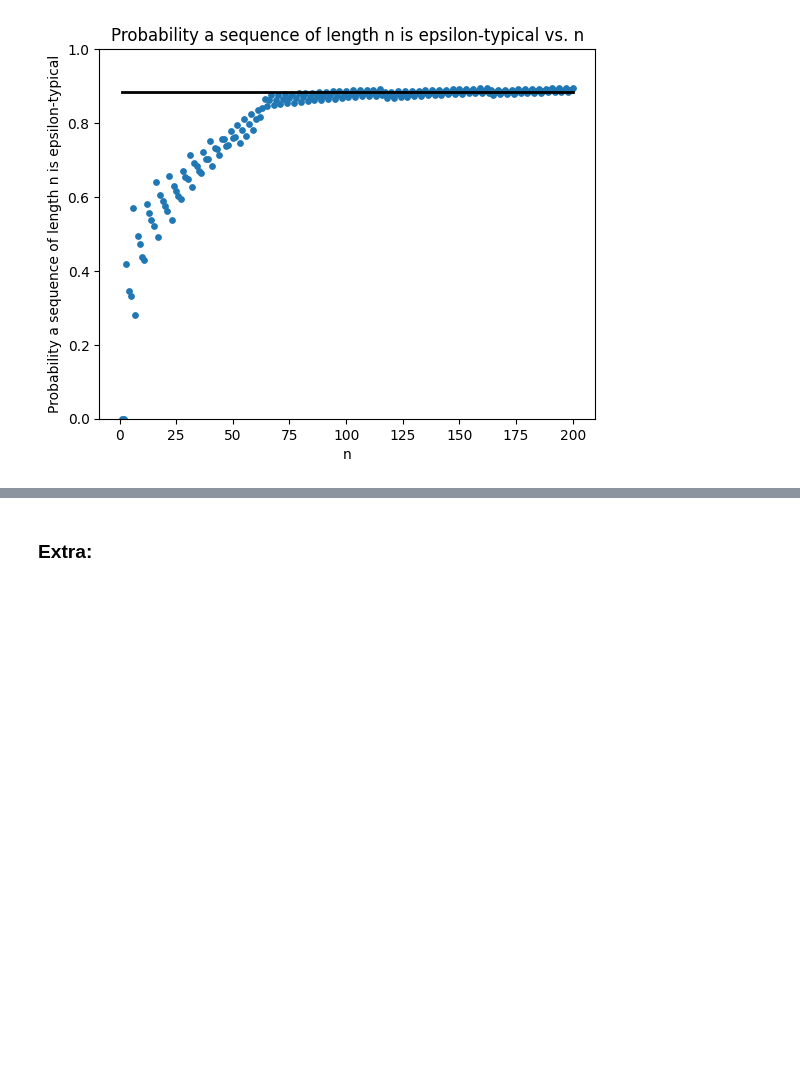
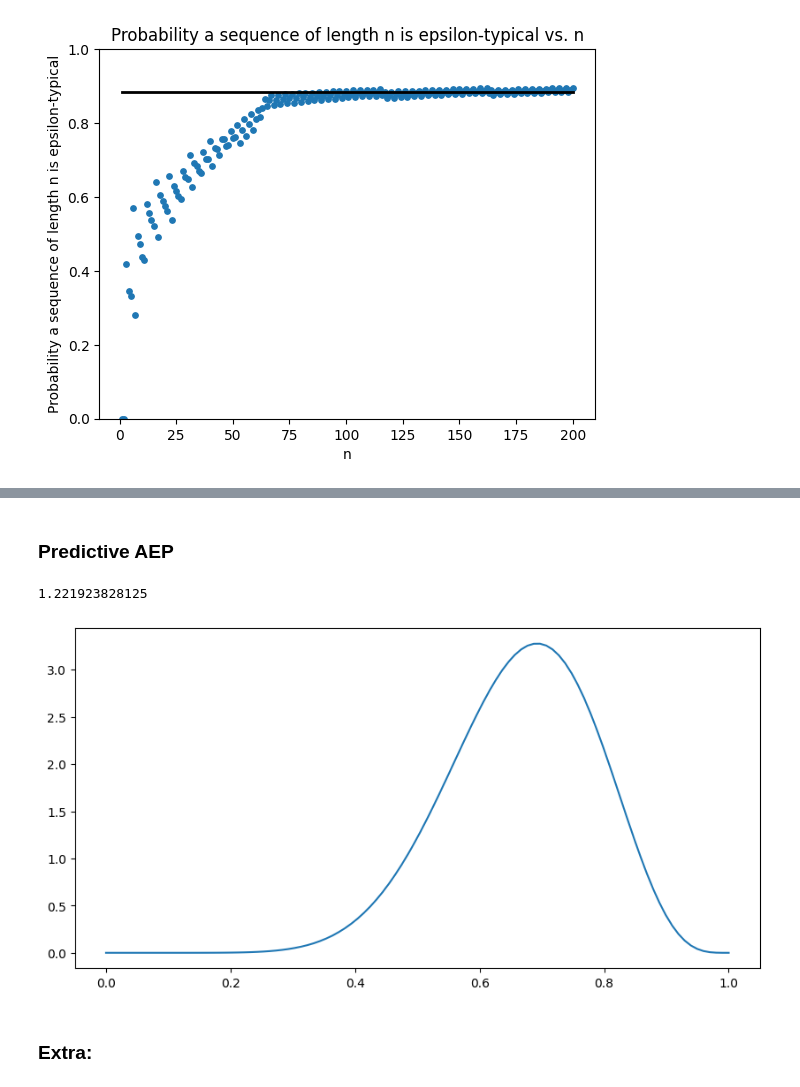
Before and after one commit to fangyuanlin2002/exchangeable-aep, a Jupyter notebook: polyasurn.ipynb, the cells around one changed output, grey strips where cells are left out. Cells and saved outputs as stored; diff of their text form; code cells hidden in the pictures; blank space fills up the shorter version.

```diff
--- a/polyasurn.ipynb
+++ b/polyasurn.ipynb
@@ -224,3 +292,27 @@ The sequence of probabilities converges to 0.8836
+# %% [markdown]
+### Predictive AEP
+# %%
+def beta(b, w, a):
+    alpha = b/a
+    beta = w/a
+    def f(x):
+        return (x ** (alpha - 1)) * ((1 - x) ** (beta - 1)) / scipy.special.beta(alpha, beta)
+    return f
+
+theta = beta(10, 5, 1)
+
+def ell(x,p):
+    return - x * math.log(p, 2) - (1-x) * math.log(1-p, 2)
+
+x = np.linspace(0, 1, 100)
+y = entropy(theta(x), 1 - theta(x))
+
+fig = plt.figure(figsize = (10, 5))
+plt.plot(x, y)
+plt.show()
+# %% [output]
+1.221923828125
+[figure, added]
 # %% [markdown]
 ### Extra:
 # %% [markdown]
```
Also changed, not shown: parts of 13 cells of this notebook.
